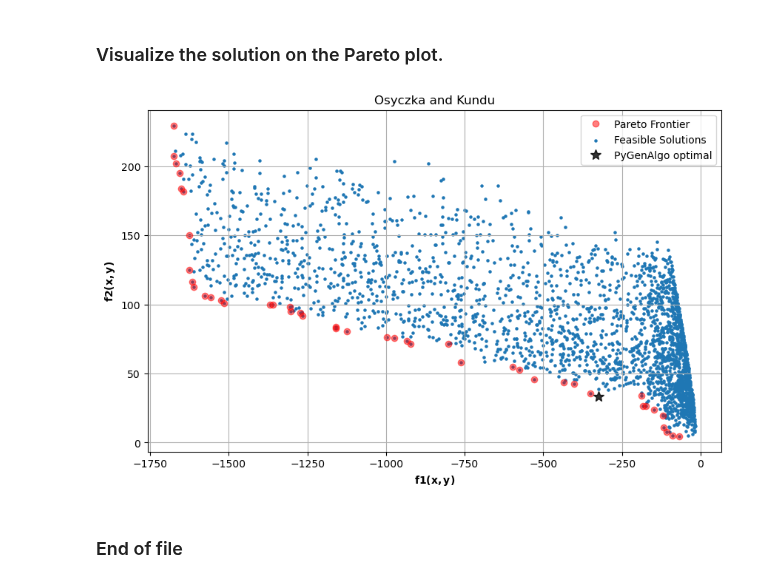
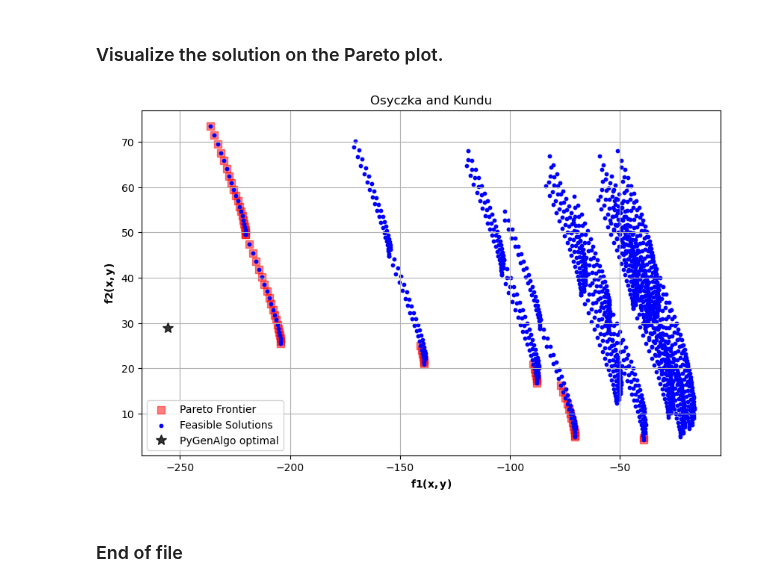
Before and after one commit to vrettasm/PyGeneticAlgorithms, a Jupyter notebook: examples/osyczka_kundu_multiobjective.ipynb, the cells around one changed output. Saved outputs shown, nothing was run; the diff lists cells and outputs as text; code cells hidden in the pictures.

```diff
--- a/examples/osyczka_kundu_multiobjective.ipynb
+++ b/examples/osyczka_kundu_multiobjective.ipynb
@@ -97,7 +97,7 @@ def fun_OSY(individual: Chromosome, f_min: bool = True):
     C6 = min(0.0, ((x[4] - 3.0)**2 + x[5] - 4.0))**2
 
     # Compute the final value.
-    f_val = fsum([0.5*f1, 0.5*f2, rho*(C1 + C2 + C3 + C4 + C5 + C6)])
+    f_val = fsum([0.15*f1, 0.85*f2, rho*(C1 + C2 + C3 + C4 + C5 + C6)])
 
     # Condition for termination.
     solution_found = False
@@ -261,30 +260,30 @@ pareto_points = np.array(pareto_points)
 # %%
 # Create a new figure.
 plt.figure(figsize=(10, 6))
 
 # Plot the Pareto front.
-plt.plot(pareto_points[:, 0],
-         pareto_points[:, 1],
-         'ro', alpha=0.5, label="Pareto Frontier")
+plt.scatter(x=pareto_points[:, 0],
+            y=pareto_points[:, 1],
+            s=50, marker='s', color='red', alpha=0.5, label="Pareto Frontier")
 
 # Plot all the feasible solutions.
 plt.scatter(x=points[:, 0],
             y=points[:, 1],
-            s=5, marker='o', label="Feasible Solutions")
+            s=10, marker='o', color='blue', label="Feasible Solutions")
 
 # Plot the optimal solution from the GA.
 plt.plot(f1_opt, f2_opt,
          'k*', markersize=10, alpha=0.8, label="PyGenAlgo optimal")
 
 # Tidy up the plot.
 plt.title("Osyczka and Kundu")
 plt.xlabel(r"$\mathbf{f1(x,y)}$")
 plt.ylabel(r"$\mathbf{f2(x,y)}$")
 plt.legend()
 plt.grid(True)
 
 plt.savefig("Osyczka_and_Kundu_optimal.pdf", format="pdf", dpi=300)
 # %% [output]
-[figure, old version]
+[figure, new version]
 # %% [markdown]
 ### End of file
```
Also changed, not shown: parts of 3 cells of this notebook.
